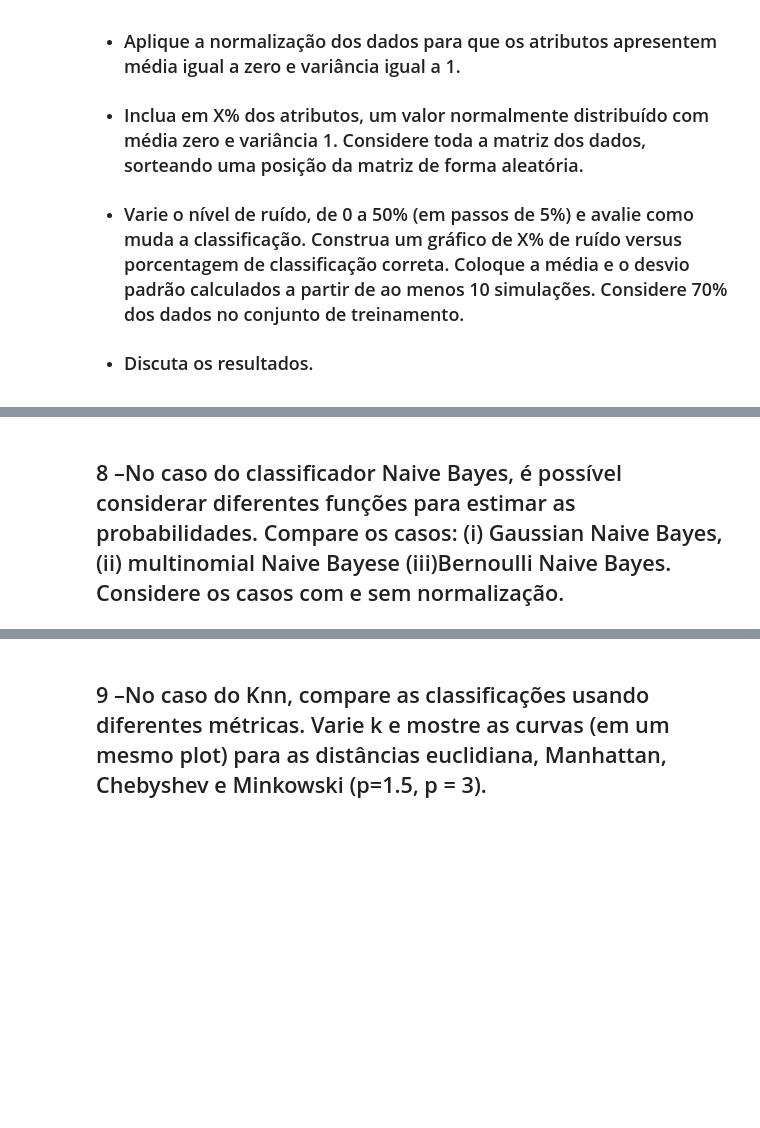
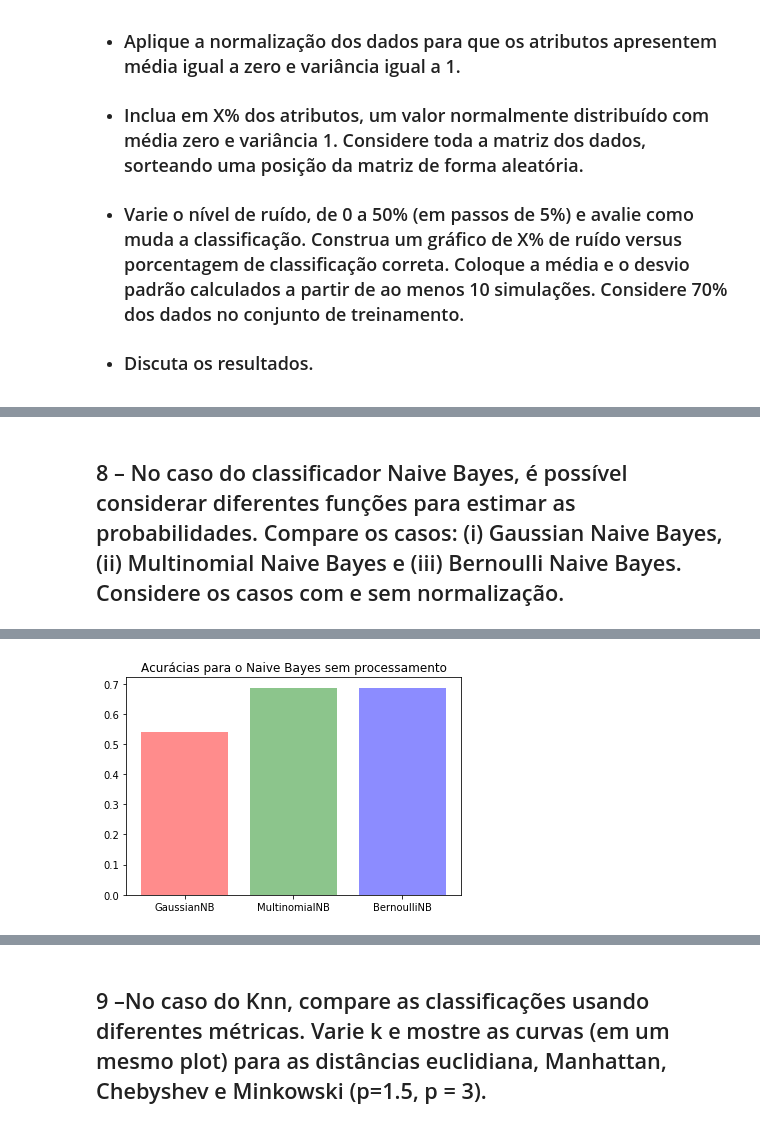
Before and after one commit to jceoval/Means-of-transportation-predict, a Jupyter notebook: Projeto.ipynb, the cells around one changed output, grey strips where cells are left out. Saved outputs shown, nothing was run; the diff lists cells and outputs as text; code cells hidden in the pictures; blank space fills up the shorter version.

```diff
--- a/Projeto.ipynb
+++ b/Projeto.ipynb
@@ -579,4 +693,4 @@ Caso fosse necessário escolher um algoritmo de classificação, a melhor escolh
 # %% [markdown]
-## 8 –No caso do classificador Naive Bayes, é possível considerar diferentes funções para estimar as probabilidades. Compare os casos: (i) Gaussian Naive Bayes, (ii) multinomial Naive Bayese (iii)Bernoulli Naive Bayes. Considere os casos com e sem normalização.
+## 8 – No caso do classificador Naive Bayes, é possível considerar diferentes funções para estimar as probabilidades. Compare os casos: (i) Gaussian Naive Bayes, (ii) Multinomial Naive Bayes e (iii) Bernoulli Naive Bayes. Considere os casos com e sem normalização.
 # %%
 from sklearn.naive_bayes import MultinomialNB
@@ -603,20 +716,19 @@ def acuraciaMultinomialNaiveBayesValor(features, tipo=0, p=0.7): #tipo: 0 sem pr
     return score
 # %%
 from sklearn.naive_bayes import BernoulliNB
-def acuraciaBernoulliNaiveBayesValor(features, tipo=0, p=0.7): #tipo: 0 sem processamento, 1 com padronização, 2 com normalização
-    legend = "sem processamento"
+
+#tipo: 0 sem processamento, 1 com padronização, 2 com normalização
+def acuraciaBernoulliNaiveBayesValor(features, tipo=0, p=0.7):
 
     X = np.array(features, dtype=float)
     if tipo == 1:
         scaler = StandardScaler().fit(X)
         X = scaler.transform(X)
-        legend = "com padronização"
 
     if tipo == 2:
         scaler = MinMaxScaler(feature_range=(0,1))
         scaler.fit(X)
         X = scaler.transform(X)
-        legend = "com normalização"
 
     train_x, test_x, train_y, test_y = train_test_split(X, Y, test_size=1-p, random_state=42)
     bnb = BernoulliNB()
@@ -624,31 +736,17 @@ def acuraciaBernoulliNaiveBayesValor(features, tipo=0, p=0.7): #tipo: 0 sem proc
     pred_y = bnb.predict(test_x)
     score_BNB = accuracy_score(pred_y, test_y)
     return score
-# %%
-def acuraciaMultinomialNaiveBayesValor(features, tipo=0, p=0.7): #tipo: 0 sem processamento, 1 com padronização, 2 com normalização
-    legend = "sem processamento"
-
-    X = np.array(features, dtype=float)
-    if tipo == 1:
-        scaler = StandardScaler().fit(X)
-        X = scaler.transform(X)
-        legend = "com padronização"
-
-    if tipo == 2:
-        scaler = MinMaxScaler(feature_range=(0,1))
-        scaler.fit(X)
-        X = scaler.transform(X)
-        legend = "com normalização"
-
-    train_x, test_x, train_y, test_y = train_test_split(X, Y, test_size=1-p, random_state=42)
-    mnb = MultinomialNB()
-    mnb.fit(train_x, train_y)
-    pred_y = mnb.predict(test_x)
-    score_MNB = accuracy_score(pred_y, test_y)
-    return score
 # %%
-print("Acurácias para o Naive Bayes sem padronização:\n")
-print("\tGaussian Naive Bayes: \t%.4f" % acuraciaNaiveBayesValor(features, tipo=0, p=0.7))
-print("\tMultinomial Naive Bayes: %.4f" % acuraciaMultinomialNaiveBayesValor(features, tipo=0, p=0.7))
-print("\tBernoulli Naive Bayes: \t%.4f"% acuraciaBernoulliNaiveBayesValor(features, tipo=0, p=0.7))
+print("Acurácias para o Naive Bayes sem processamento:\n")
+print("\tGaussian Naive Bayes: \t\t%.4f" % acuraciaNaiveBayesValor(features, tipo=0, p=0.7))
+print("\tMultinomial Naive Bayes:\t%.4f" % acuraciaMultinomialNaiveBayesValor(features, tipo=0, p=0.7))
+print("\tBernoulli Naive Bayes: \t\t%.4f"% acuraciaBernoulliNaiveBayesValor(features, tipo=0, p=0.7))
+
+acur_aux = [acuraciaNaiveBayesValor(features, tipo=0, p=0.7), acuraciaMultinomialNaiveBayesValor(features, tipo=0, p=0.7), acuraciaBernoulliNaiveBayesValor(features, tipo=0, p=0.7)]
+numbers = np.arange(0, len(acur_aux))
+plt.bar(numbers, acur_aux, alpha=.45, color=['red', 'green', 'blue'])
+classificadores = ['GaussianNB', 'MultinomialNB', 'BernoulliNB']
+plt.xticks(numbers, classificadores)
+plt.title('Acurácias para o Naive Bayes sem processamento')
+plt.show(True)
 # %% [output]
@@ -660 +758,2 @@ Acurácias para o Naive Bayes sem padronização:
+[figure, added]
 # %%
```
Also changed, not shown: parts of 60 cells of this notebook.
